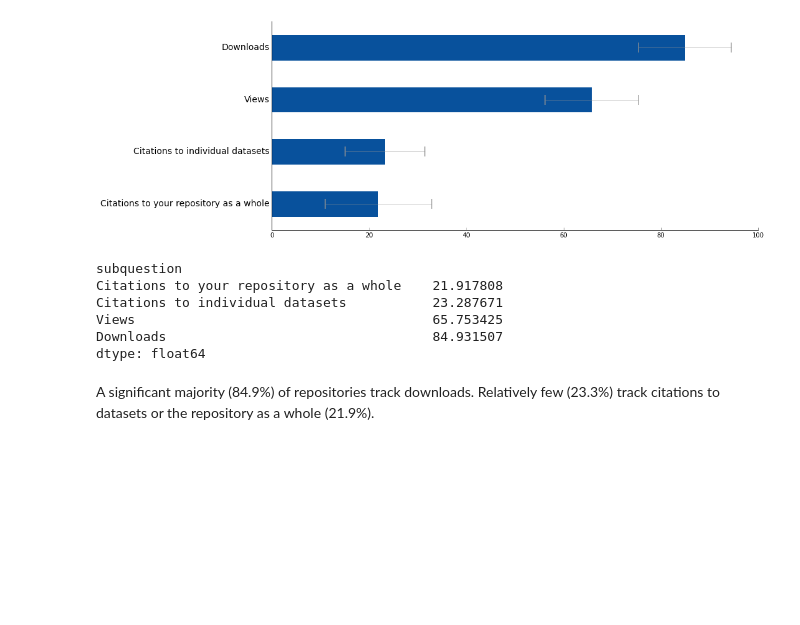
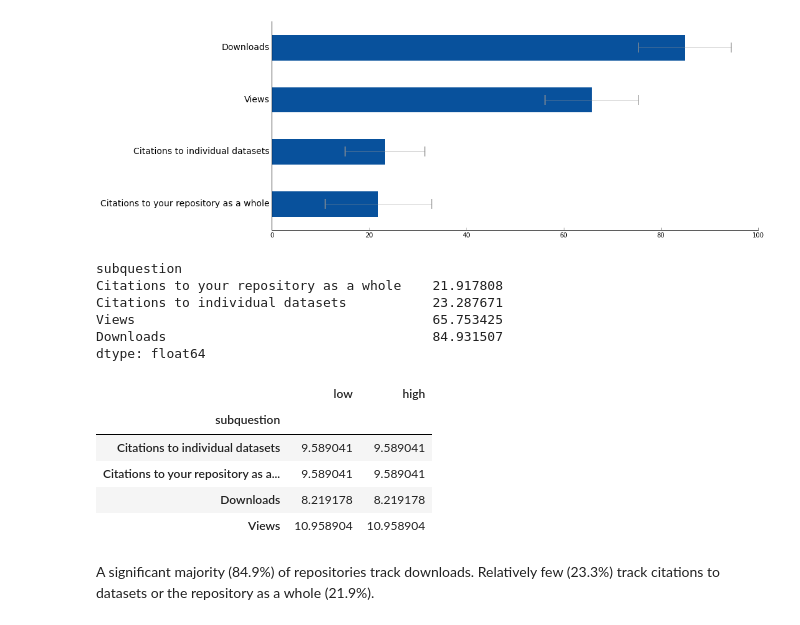
Before and after one commit to JEK-III/MDCSurvey, a Jupyter notebook: Making Data Count.ipynb, the cells around one changed output. Saved outputs shown, nothing was run; the diff lists cells and outputs as text; code cells hidden in the pictures; blank space fills up the shorter version.

```diff
--- a/Making Data Count.ipynb
+++ b/Making Data Count.ipynb
@@ -543,6 +543,15 @@ Citations to individual datasets           23.287671
 Views                                      65.753425
 Downloads                                  84.931507
 dtype: float64
+# %%
+tracked_interval
+# %% [output]
+|  | low | high |
+| subquestion |  |  |
+| Citations to individual datasets | 9.589041 | 9.589041 |
+| Citations to your repository as a... | 9.589041 | 9.589041 |
+| Downloads | 8.219178 | 8.219178 |
+| Views | 10.958904 | 10.958904 |
 # %% [markdown]
 A significant majority (84.9%) of repositories track downloads. Relatively few (23.3%) track citations to datasets or the repository as a whole (21.9%).
 # %% [markdown]
```
Also changed, not shown: parts of 4 cells of this notebook.
